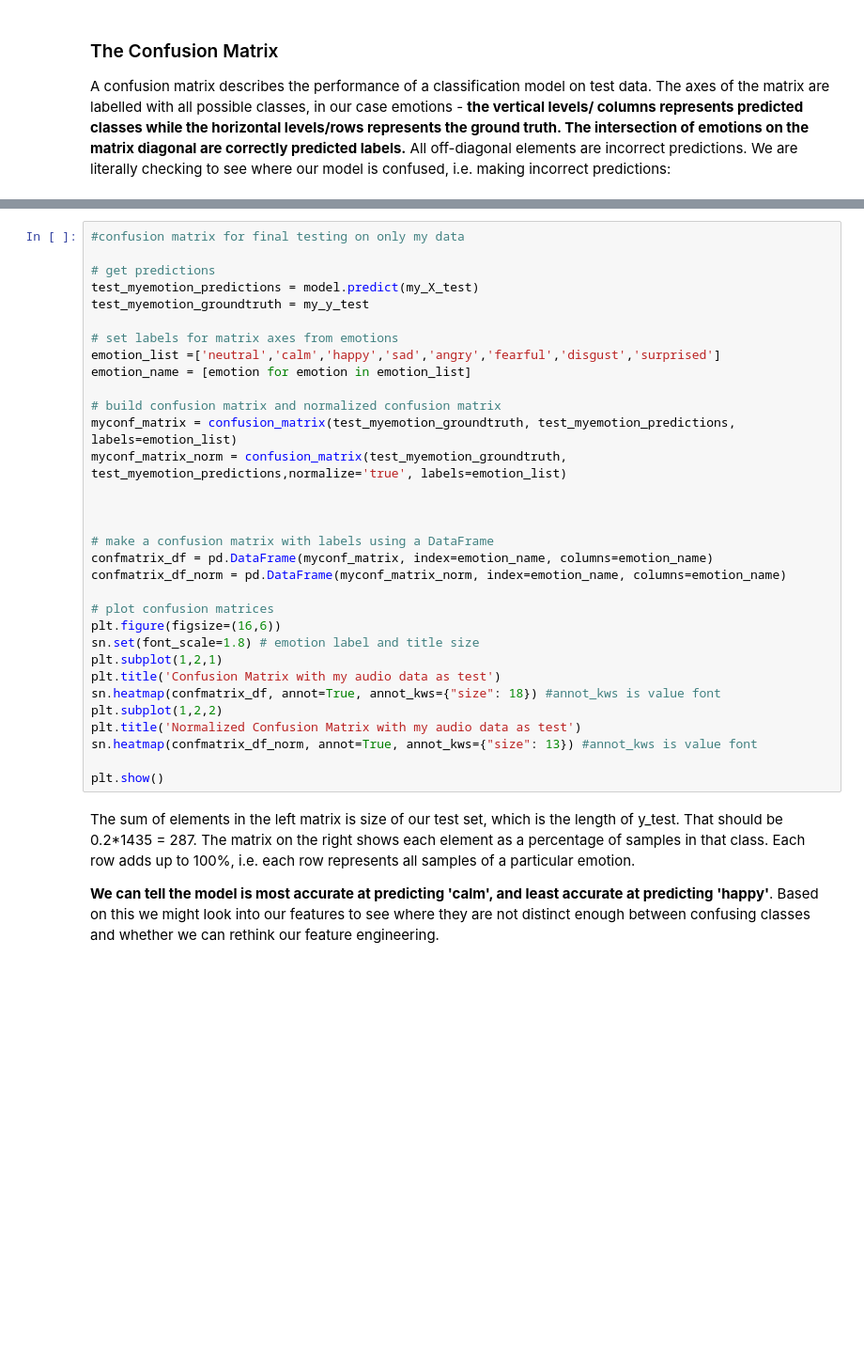
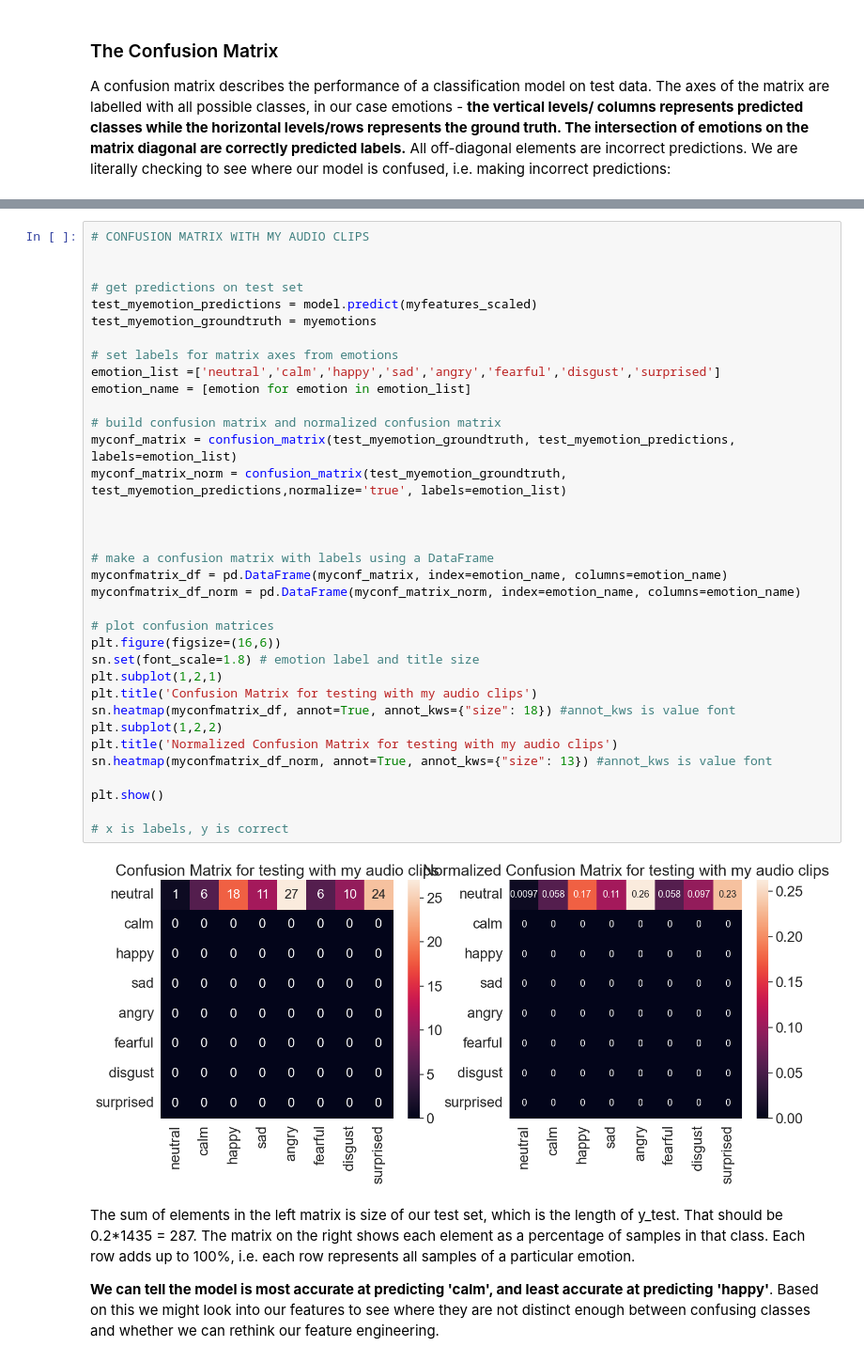
Before and after one commit to oliviasteeed/Week4-NeuralNetworks, a Jupyter notebook: Week4__Neural_Networks.ipynb, the cells around one changed output, grey strips where cells are left out. Shown at 94% size. Saved outputs shown, nothing was run; the diff lists cells and outputs as text; blank space fills up the shorter version.

```diff
--- a/Week4__Neural_Networks.ipynb
+++ b/Week4__Neural_Networks.ipynb
@@ -822,35 +837,40 @@ plt.show()
 # %%
-#confusion matrix for final testing on only my data
+# CONFUSION MATRIX WITH MY AUDIO CLIPS
 
-# get predictions
-test_myemotion_predictions = model.predict(my_X_test)
-test_myemotion_groundtruth = my_y_test
+
+# get predictions on test set
+test_myemotion_predictions = model.predict(myfeatures_scaled)
+test_myemotion_groundtruth = myemotions
 
 # set labels for matrix axes from emotions
 emotion_list =['neutral','calm','happy','sad','angry','fearful','disgust','surprised']
 emotion_name = [emotion for emotion in emotion_list]
 
 # build confusion matrix and normalized confusion matrix
 myconf_matrix = confusion_matrix(test_myemotion_groundtruth, test_myemotion_predictions, labels=emotion_list)
 myconf_matrix_norm = confusion_matrix(test_myemotion_groundtruth, test_myemotion_predictions,normalize='true', labels=emotion_list)
 
 
 
 # make a confusion matrix with labels using a DataFrame
-confmatrix_df = pd.DataFrame(myconf_matrix, index=emotion_name, columns=emotion_name)
-confmatrix_df_norm = pd.DataFrame(myconf_matrix_norm, index=emotion_name, columns=emotion_name)
+myconfmatrix_df = pd.DataFrame(myconf_matrix, index=emotion_name, columns=emotion_name)
+myconfmatrix_df_norm = pd.DataFrame(myconf_matrix_norm, index=emotion_name, columns=emotion_name)
 
 # plot confusion matrices
 plt.figure(figsize=(16,6))
 sn.set(font_scale=1.8) # emotion label and title size
 plt.subplot(1,2,1)
-plt.title('Confusion Matrix with my audio data as test')
-sn.heatmap(confmatrix_df, annot=True, annot_kws={"size": 18}) #annot_kws is value font
+plt.title('Confusion Matrix for testing with my audio clips')
+sn.heatmap(myconfmatrix_df, annot=True, annot_kws={"size": 18}) #annot_kws is value font
 plt.subplot(1,2,2)
-plt.title('Normalized Confusion Matrix with my audio data as test')
-sn.heatmap(confmatrix_df_norm, annot=True, annot_kws={"size": 13}) #annot_kws is value font
+plt.title('Normalized Confusion Matrix for testing with my audio clips')
+sn.heatmap(myconfmatrix_df_norm, annot=True, annot_kws={"size": 13}) #annot_kws is value font
 
 plt.show()
+
+# x is labels, y is correct
+# %% [output]
+[figure, added]
 # %% [markdown]
 The sum of elements in the left matrix is size of our test set, which is the length of y_test. That should be 0.2*1435 = 287. The matrix on the right shows each element as a percentage of samples in that class. Each row adds up to 100%, i.e. each row represents all samples of a particular emotion.
 
```
Also changed, not shown: parts of 6 cells of this notebook.
